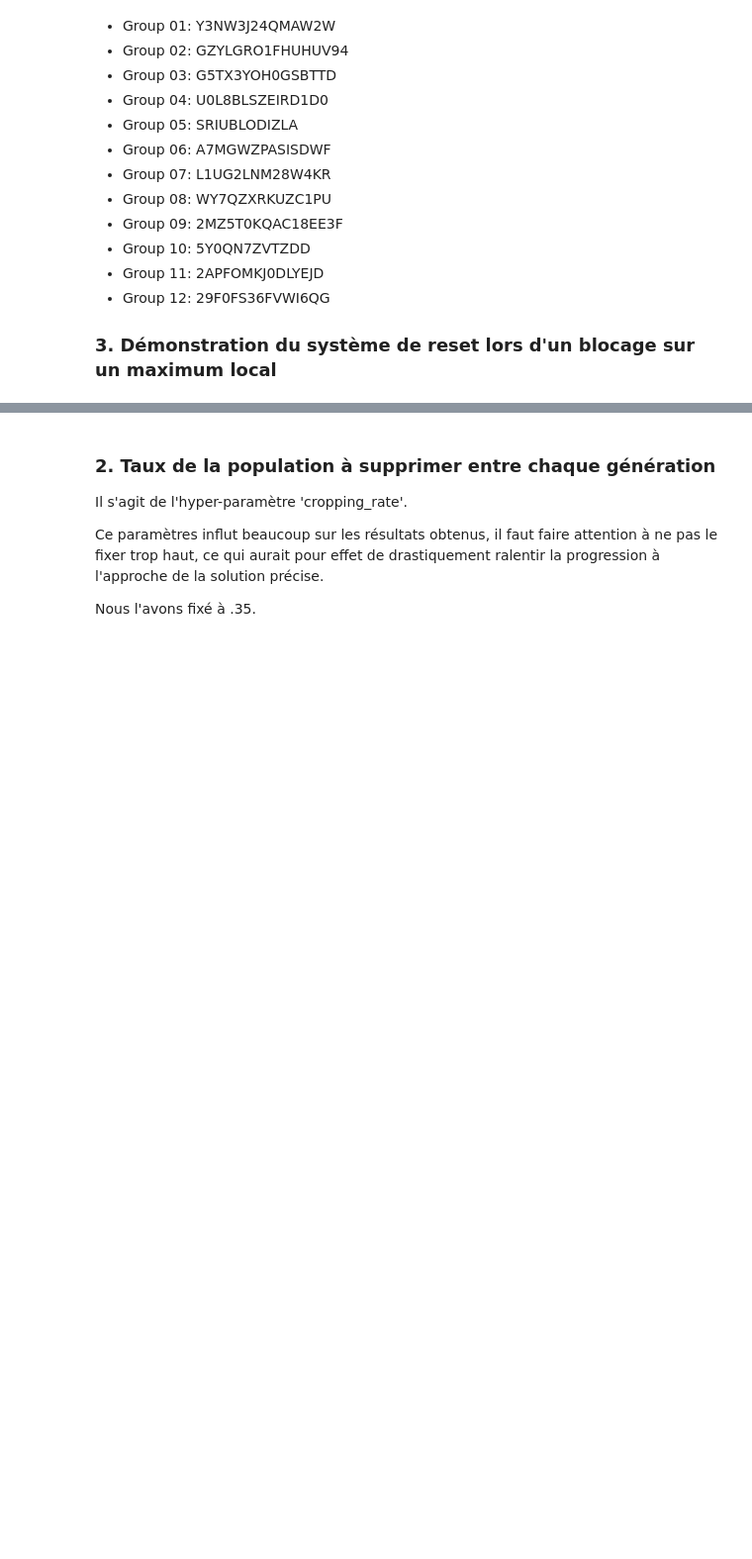
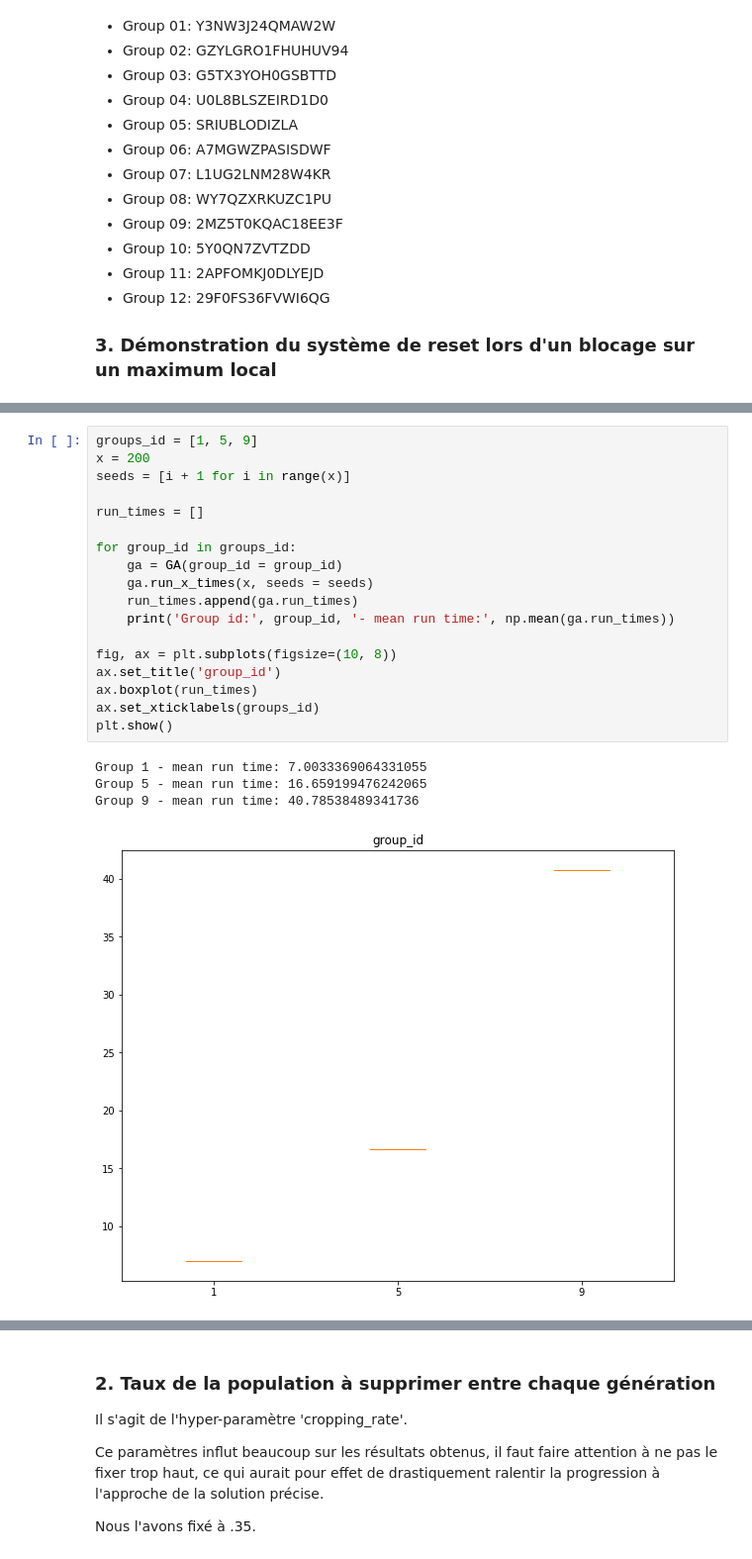
Before and after one commit to ThomasRanvier/password_ga, a Jupyter notebook: ranvier_desilets.ipynb, the cells around one changed output, grey strips where cells are left out. Shown at 99% size. Saved outputs shown, nothing was run; the diff lists cells and outputs as text; blank space fills up the shorter version.

```diff
--- a/ranvier_desilets.ipynb
+++ b/ranvier_desilets.ipynb
@@ -472,3 +494,26 @@ Time needed:          4.37 seconds
+# %%
+groups_id = [1, 5, 9]
+x = 200
+seeds = [i + 1 for i in range(x)]
+
+run_times = []
+
+for group_id in groups_id:
+    ga = GA(group_id = group_id)
+    ga.run_x_times(x, seeds = seeds)
+    run_times.append(ga.run_times)
+    print('Group id:', group_id, '- mean run time:', np.mean(ga.run_times))
+
+fig, ax = plt.subplots(figsize=(10, 8))
+ax.set_title('group_id')
+ax.boxplot(run_times)
+ax.set_xticklabels(groups_id)
+plt.show()
+# %% [output]
+Group 1 - mean run time: 7.0033369064331055
+Group 5 - mean run time: 16.659199476242065
+Group 9 - mean run time: 40.78538489341736
+[figure, added]
 # %% [markdown]
 ## III. Tests pour déterminer les meilleurs hyper-paramètres
 
```
Also changed, not shown: parts of 12 cells of this notebook.
